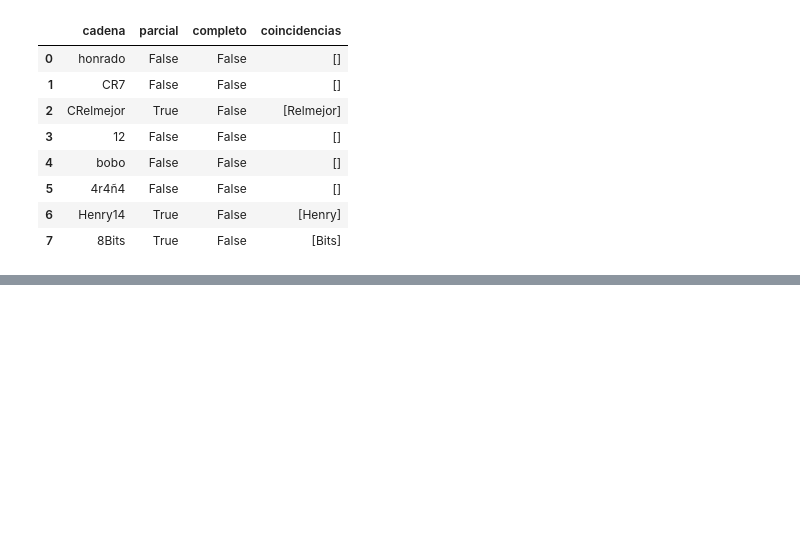
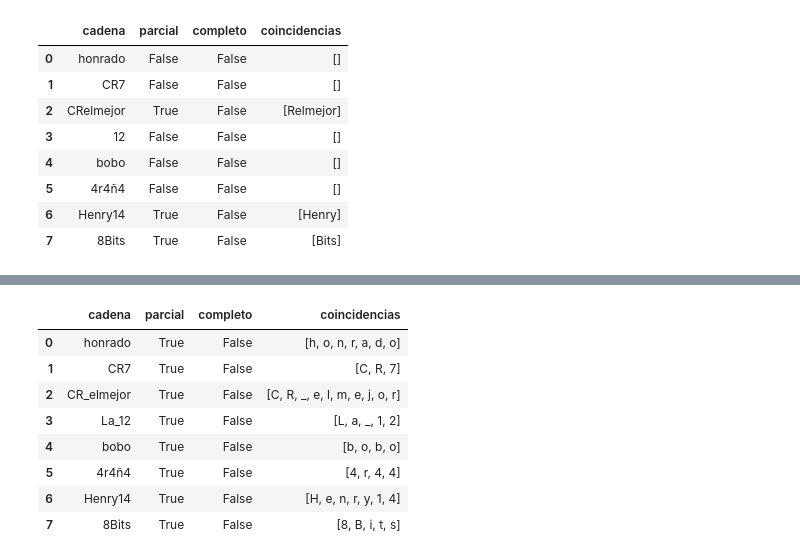
Before and after one commit to martinbedia/mineria, a Jupyter notebook: 24oct.ipynb, the cells around one changed output, grey strips where cells are left out. Cells and saved outputs as stored; diff of their text form; code cells hidden in the pictures; blank space fills up the shorter version.

```diff
--- a/24oct.ipynb
+++ b/24oct.ipynb
@@ -584,0 +625,15 @@ evaluar_regex(regex,cadenas)
+# %%
+# 11. Contiene solo letras mayúsculas, minúsculas, números y guiones bajos
+regex = r'[a-zA-Z\d_]'
+cadenas = ['honrado', 'CR7','CR_elmejor','La_12','bobo','4r4ñ4','Henry14','8Bits']
+evaluar_regex(regex,cadenas)
+# %% [output]
+|  | cadena | parcial | completo | coincidencias |
+| 0 | honrado | True | False | [h, o, n, r, a, d, o] |
+| 1 | CR7 | True | False | [C, R, 7] |
+| 2 | CR_elmejor | True | False | [C, R, _, e, l, m, e, j, o, r] |
+| 3 | La_12 | True | False | [L, a, _, 1, 2] |
+| 4 | bobo | True | False | [b, o, b, o] |
+| 5 | 4r4ñ4 | True | False | [4, r, 4, 4] |
+| 6 | Henry14 | True | False | [H, e, n, r, y, 1, 4] |
+| 7 | 8Bits | True | False | [8, B, i, t, s] |
```
Also changed, not shown: parts of 19 cells of this notebook.
